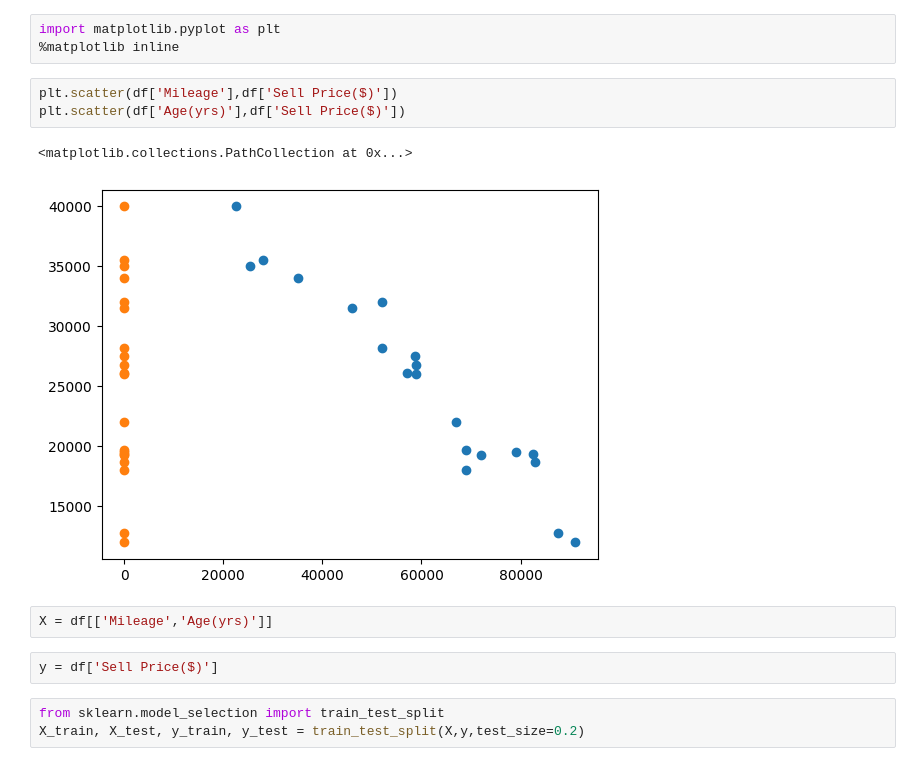
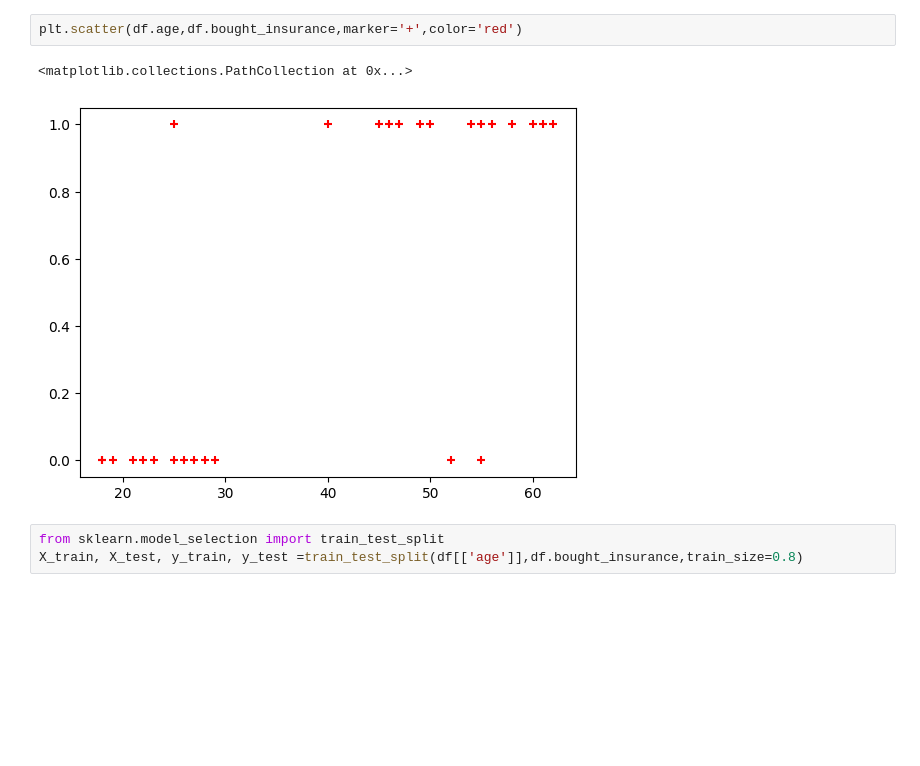
Before and after one commit to fraanglen/AIML-PROJECT, a Jupyter notebook: Untitled0.ipynb, the cells around one changed output. Drawn from its saved outputs; the diff is of its cells as text; blank space fills up the shorter version.

```diff
--- a/Untitled0.ipynb
+++ b/Untitled0.ipynb
@@ -14,16 +17,8 @@ df.head()
-# %%
-import matplotlib.pyplot as plt
-%matplotlib inline
-# %%
-plt.scatter(df['Mileage'],df['Sell Price($)'])
-plt.scatter(df['Age(yrs)'],df['Sell Price($)'])
-# %% [output]
-<matplotlib.collections.PathCollection at 0x...>
-[figure, removed]
-# %%
-X = df[['Mileage','Age(yrs)']]
-# %%
-y = df['Sell Price($)']
+# %%
+plt.scatter(df.age,df.bought_insurance,marker='+',color='red')
+# %% [output]
+<matplotlib.collections.PathCollection at 0x...>
+[figure, added]
 # %%
 from sklearn.model_selection import train_test_split
-X_train, X_test, y_train, y_test = train_test_split(X,y,test_size=0.2)
+X_train, X_test, y_train, y_test =train_test_split(df[['age']],df.bought_insurance,train_size=0.8)
```
Also changed, not shown: parts of 16 cells of this notebook.
